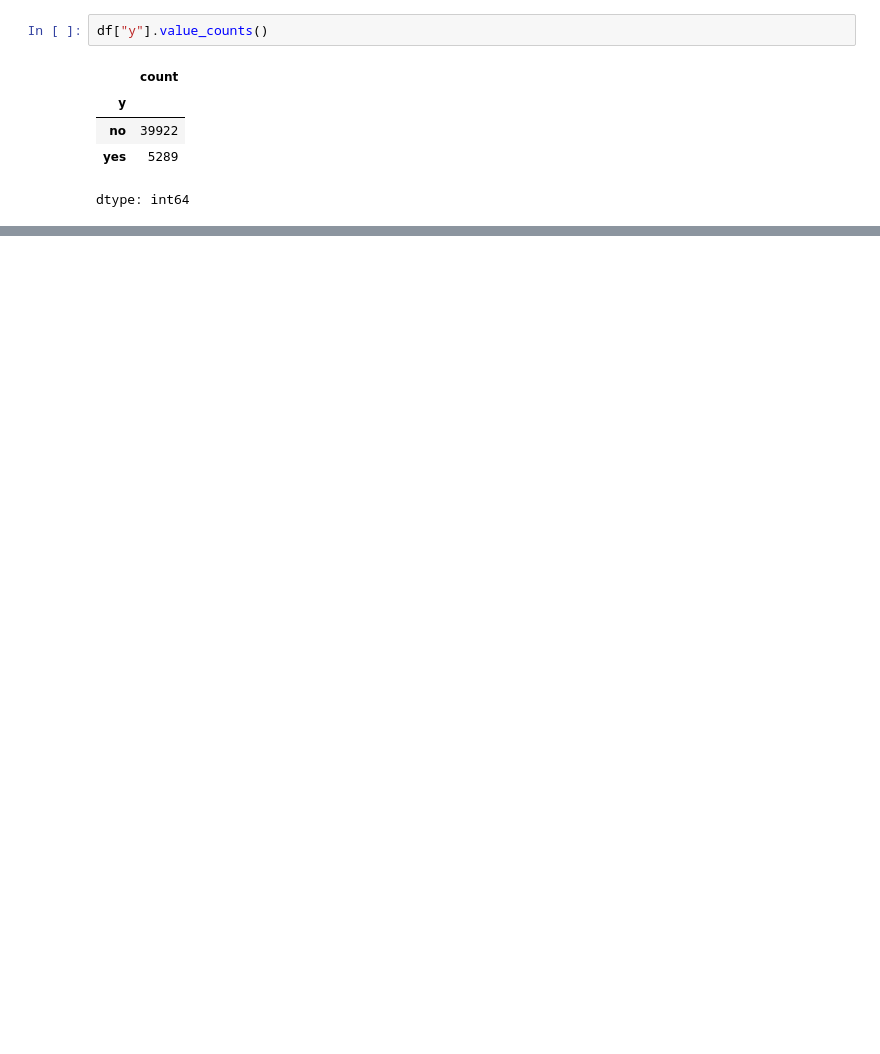
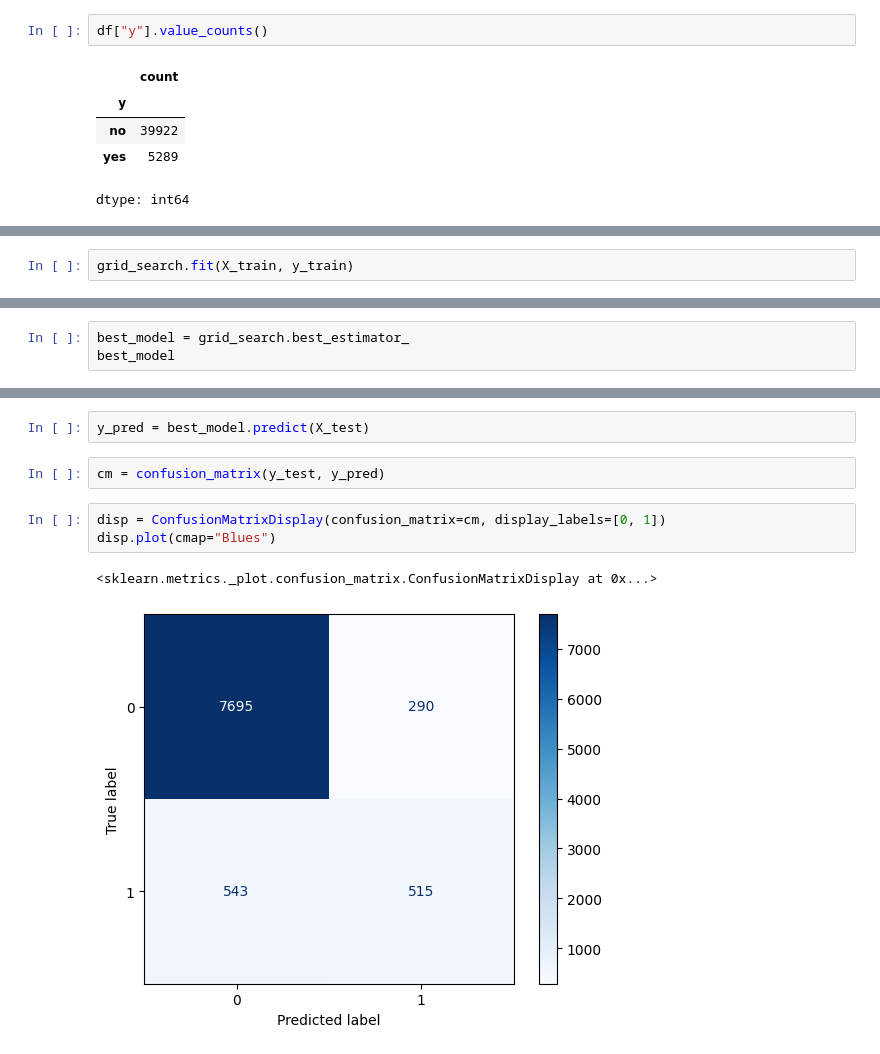
Before and after one commit to rasamie3/byte-by-byte, a Jupyter notebook: bank-marketing/BankMarketing.ipynb, the cells around one changed output, grey strips where cells are left out. Saved outputs shown, nothing was run; the diff lists cells and outputs as text; blank space fills up the shorter version.

```diff
--- a/bank-marketing/BankMarketing.ipynb
+++ b/bank-marketing/BankMarketing.ipynb
@@ -81,0 +155,2 @@ dtype: int64
+# %%
+grid_search.fit(X_train, y_train)
@@ -81,0 +180,3 @@ dtype: int64
+# %%
+best_model = grid_search.best_estimator_
+best_model
@@ -81,0 +196,10 @@ dtype: int64
+# %%
+y_pred = best_model.predict(X_test)
+# %%
+cm = confusion_matrix(y_test, y_pred)
+# %%
+disp = ConfusionMatrixDisplay(confusion_matrix=cm, display_labels=[0, 1])
+disp.plot(cmap="Blues")
+# %% [output]
+<sklearn.metrics._plot.confusion_matrix.ConfusionMatrixDisplay at 0x...>
+[figure, added]
```
Also changed, not shown: parts of 23 cells of this notebook.
